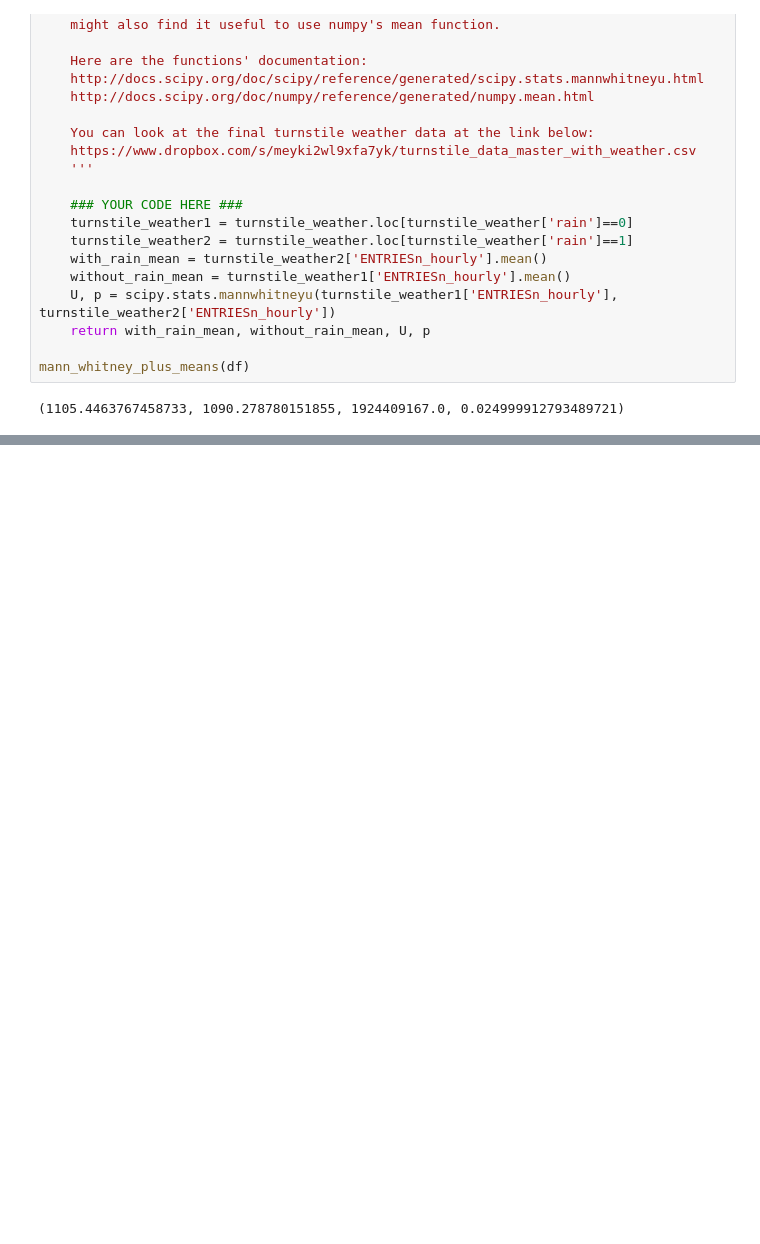
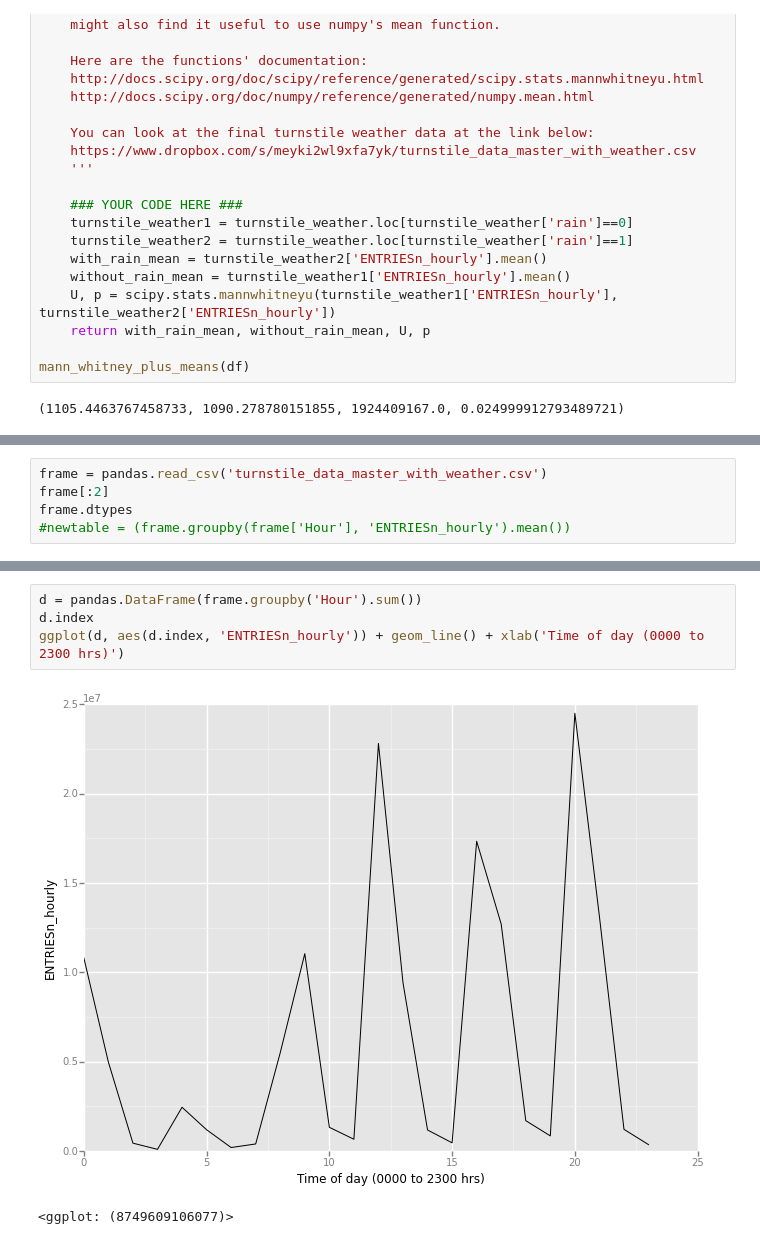
Before and after one commit to curiouspal/python-lessons, a Jupyter notebook: test2-pal.ipynb, the cells around one changed output, grey strips where cells are left out. Drawn from its saved outputs; the diff is of its cells as text; blank space fills up the shorter version.

```diff
--- a/test2-pal.ipynb
+++ b/test2-pal.ipynb
@@ -621,0 +676,5 @@ def plot_cost_history(alpha, cost_history):
+# %%
+frame = pandas.read_csv('turnstile_data_master_with_weather.csv')
+frame[:2]
+frame.dtypes
+#newtable = (frame.groupby(frame['Hour'], 'ENTRIESn_hourly').mean())
@@ -621,0 +699,7 @@ def plot_cost_history(alpha, cost_history):
+# %%
+d = pandas.DataFrame(frame.groupby('Hour').sum())
+d.index
+ggplot(d, aes(d.index, 'ENTRIESn_hourly')) + geom_line() + xlab('Time of day (0000 to 2300 hrs)')
+# %% [output]
+[figure, added]
+<ggplot: (8749609106077)>
```
Also changed, not shown: parts of 13 cells of this notebook.
